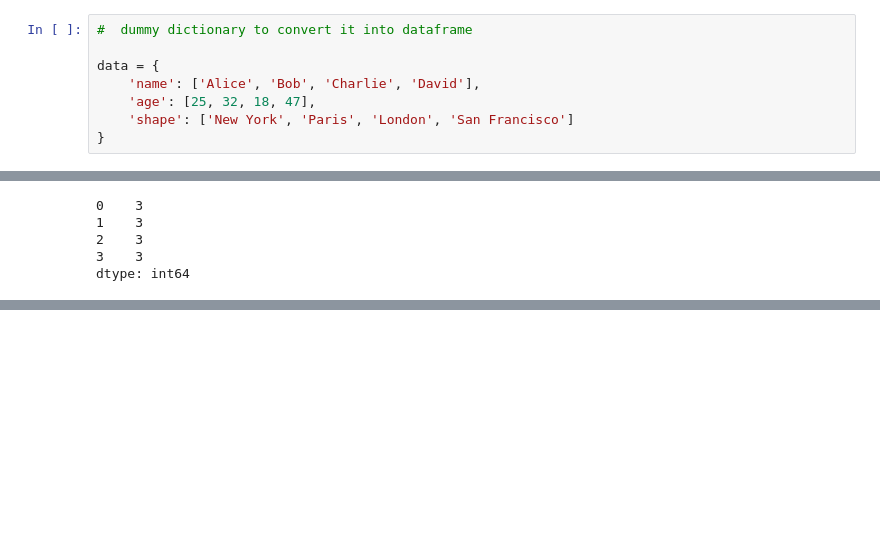
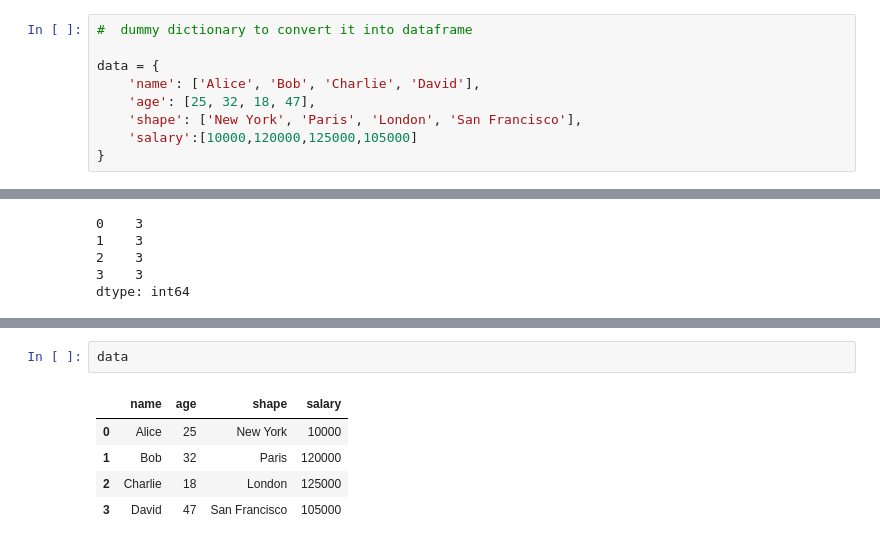
Before and after one commit to TechieBalu/Guide-To-Advance-Python-Concepts, a Jupyter notebook: Pandas by Corey Schafer/5- Updating Rows and Columns.ipynb, the cells around one changed output, grey strips where cells are left out. Saved outputs shown, nothing was run; the diff lists cells and outputs as text; blank space fills up the shorter version.

```diff
--- a/Pandas by Corey Schafer/5- Updating Rows and Columns.ipynb
+++ b/Pandas by Corey Schafer/5- Updating Rows and Columns.ipynb
@@ -9,7 +9,8 @@ import numpy as np
 data = {
     'name': ['Alice', 'Bob', 'Charlie', 'David'],
     'age': [25, 32, 18, 47],
-    'shape': ['New York', 'Paris', 'London', 'San Francisco']
+    'shape': ['New York', 'Paris', 'London', 'San Francisco'],
+    'salary':[10000,120000,125000,105000]
 }
 # %%
 data = pd.DataFrame(data)
@@ -377,0 +450,8 @@ dtype: int64
+# %%
+data
+# %% [output]
+|  | name | age | shape | salary |
+| 0 | Alice | 25 | New York | 10000 |
+| 1 | Bob | 32 | Paris | 120000 |
+| 2 | Charlie | 18 | London | 125000 |
+| 3 | David | 47 | San Francisco | 105000 |
```
Also changed, not shown: parts of 23 cells of this notebook, 1 other file.
